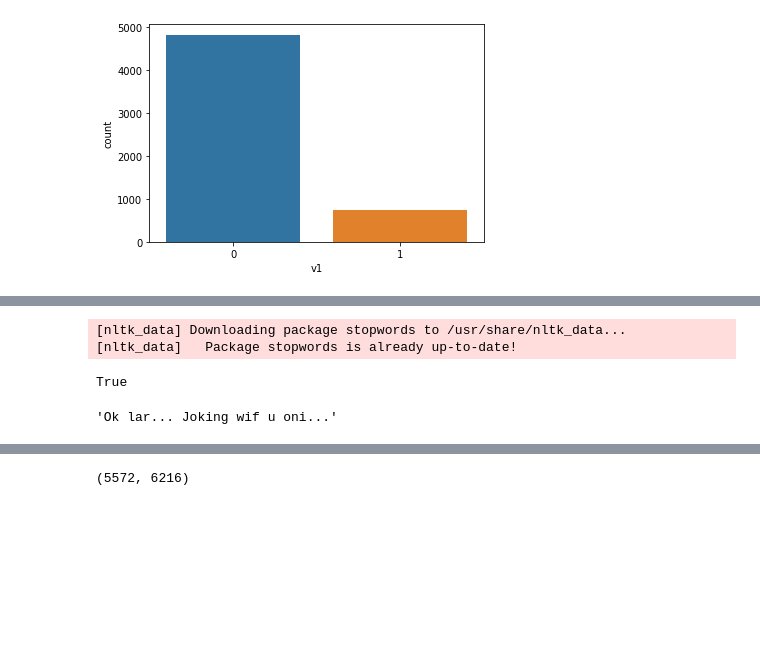
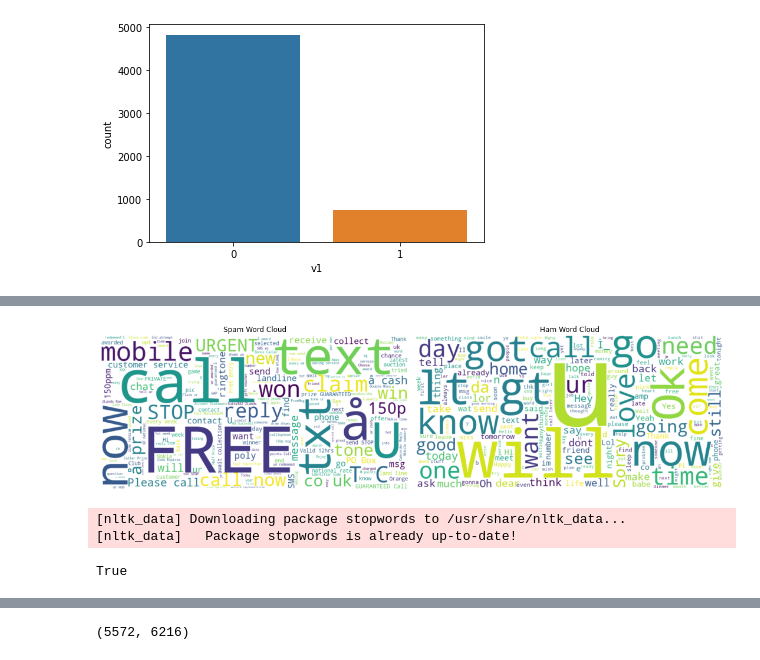
Before and after one commit to Pavansumant/SMS-spam-detector, a Jupyter notebook: sms-spam-detector.ipynb, the cells around one changed output, grey strips where cells are left out. Drawn from its saved outputs; the diff is of its cells as text; code cells hidden in the pictures; blank space fills up the shorter version.

```diff
--- a/sms-spam-detector.ipynb
+++ b/sms-spam-detector.ipynb
@@ -53,3 +63,32 @@ sns.countplot(dataset['v1'])
+# %%
+spam_data = dataset[dataset['v1'] == 1]
+ham_data = dataset[dataset['v1'] == 0]
+
+# Combine texts for spam and ham emails
+spam_text = ' '.join(spam_data['v2'])
+ham_text = ' '.join(ham_data['v2'])
+
+# Generate word clouds for spam and ham emails
+spam_wordcloud = WordCloud(width=800, height=400, background_color='white').generate(spam_text)
+ham_wordcloud = WordCloud(width=800, height=400, background_color='white').generate(ham_text)
+
+# Display the word clouds with titles using matplotlib
+plt.figure(figsize=(15, 6))
+
+plt.subplot(1, 2, 1)
+plt.imshow(spam_wordcloud, interpolation='bilinear')
+plt.title("Spam Word Cloud")
+plt.axis('off')
+
+plt.subplot(1, 2, 2)
+plt.imshow(ham_wordcloud, interpolation='bilinear')
+plt.title("Ham Word Cloud")
+plt.axis('off')
+
+plt.tight_layout()
+plt.show()
+# %% [output]
+[figure, added]
 # %%
 import re
 import nltk
@@ -63,8 +102,4 @@ from nltk.corpus import stopwords
 from nltk.stem.snowball import SnowballStemmer
 # %%
 corpus = []
-# %%
-dataset['v2'][1]
-# %% [output]
-'Ok lar... Joking wif u oni...'
 # %%
```
Also changed, not shown: parts of 19 cells of this notebook.
